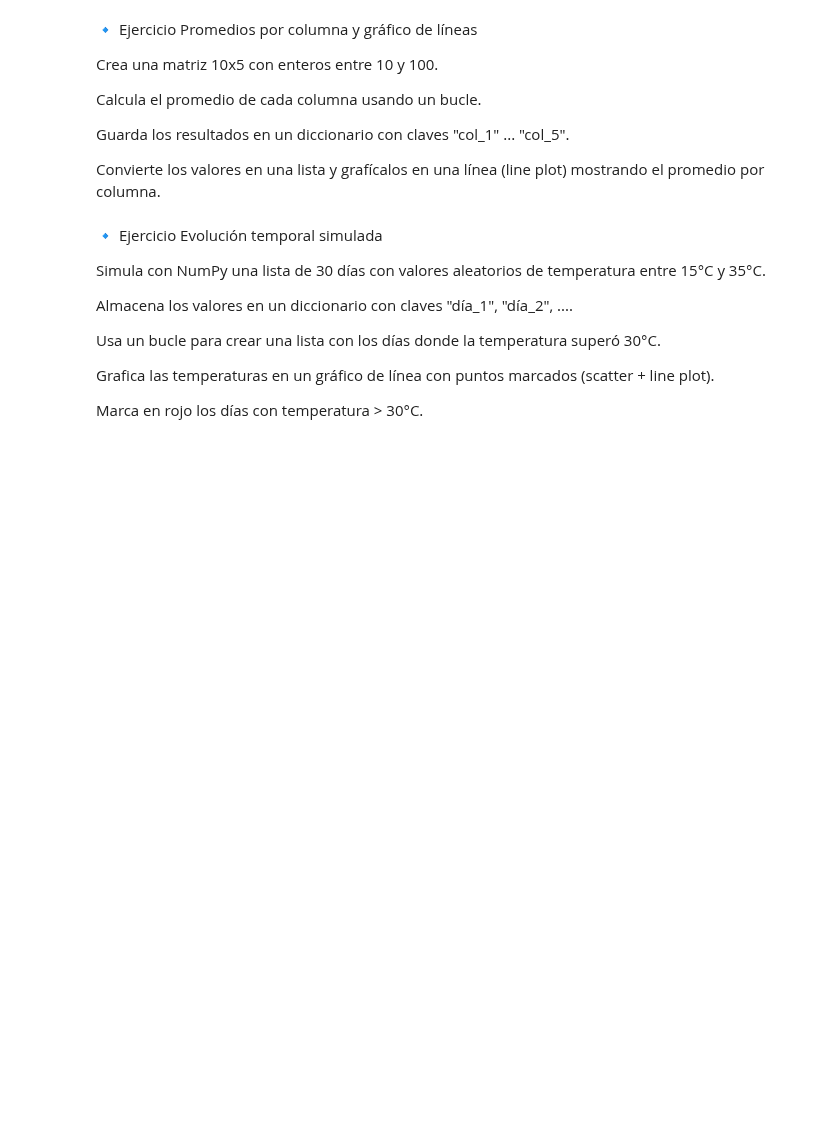
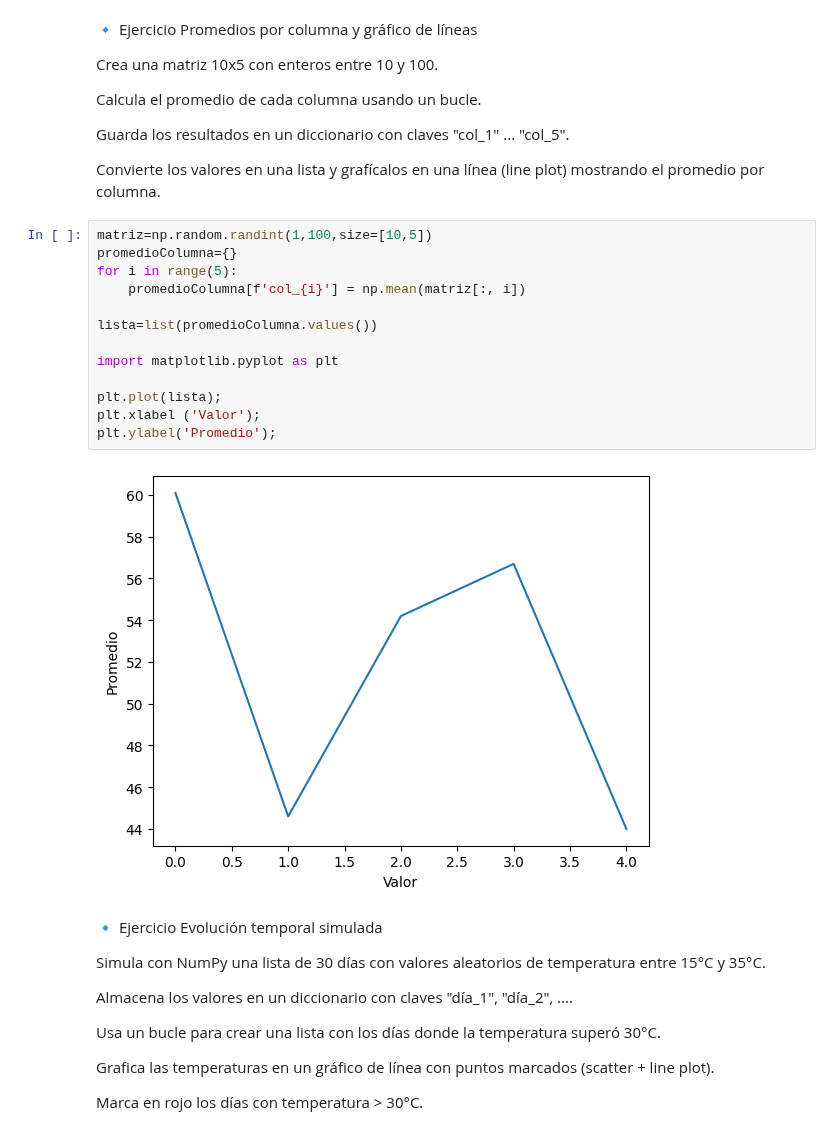
Before and after one commit to Fernando-JAL/Neurociencias-2026-1, a Jupyter notebook: S04_parciales/Parcial_1_profe.ipynb, the cells around one changed output. Saved outputs shown, nothing was run; the diff lists cells and outputs as text; blank space fills up the shorter version.

```diff
--- a/S04_parciales/Parcial_1_profe.ipynb
+++ b/S04_parciales/Parcial_1_profe.ipynb
@@ -18,6 +42,21 @@ Calcula el promedio de cada columna usando un bucle.
 Guarda los resultados en un diccionario con claves "col_1" ... "col_5".
 
 Convierte los valores en una lista y grafícalos en una línea (line plot) mostrando el promedio por columna.
+# %%
+matriz=np.random.randint(1,100,size=[10,5])
+promedioColumna={}
+for i in range(5):
+    promedioColumna[f'col_{i}'] = np.mean(matriz[:, i])
+
+lista=list(promedioColumna.values())
+
+import matplotlib.pyplot as plt
+
+plt.plot(lista);
+plt.xlabel ('Valor');
+plt.ylabel('Promedio');
+# %% [output]
+[figure, added]
 # %% [markdown]
 🔹 Ejercicio Evolución temporal simulada
 
```
Also changed, not shown: parts of 18 cells of this notebook.
